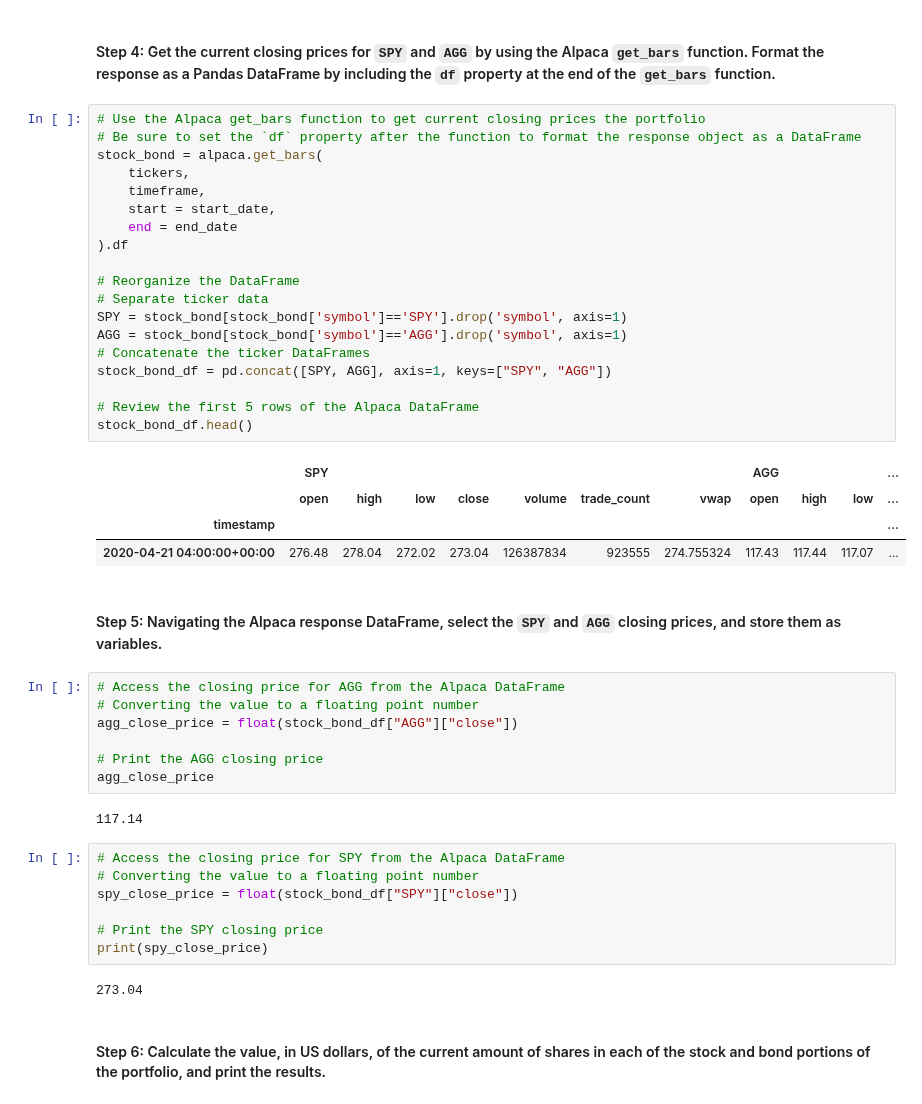
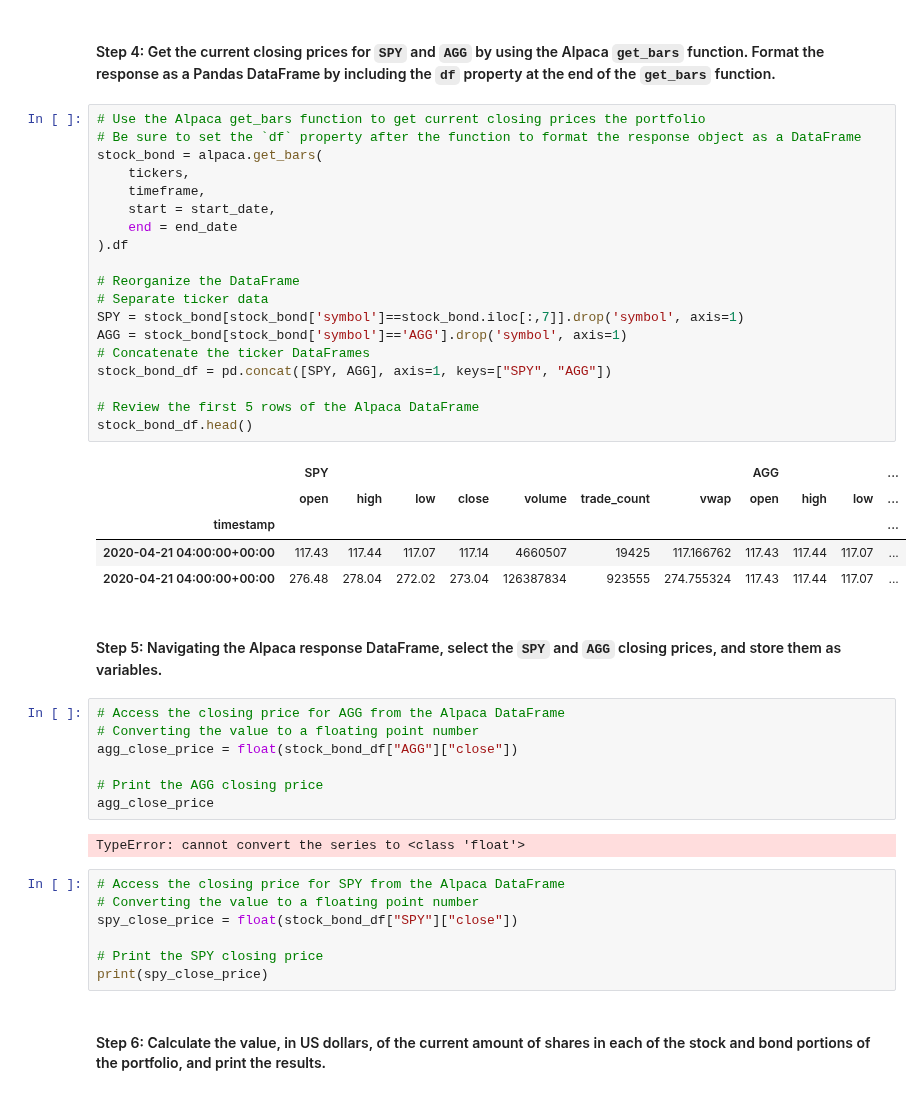
Before and after one commit to ghedrick76/module_5_challenge, a Jupyter notebook: Starter_Code/financial_planning_tools.ipynb, the cells around one changed output. Saved outputs shown, nothing was run; the diff lists cells and outputs as text.

```diff
--- a/Starter_Code/financial_planning_tools.ipynb
+++ b/Starter_Code/financial_planning_tools.ipynb
@@ -224,26 +224,27 @@ end_date = pd.Timestamp("2020-04-21", tz="America/New_York").isoformat()
 # %%
 # Use the Alpaca get_bars function to get current closing prices the portfolio
 # Be sure to set the `df` property after the function to format the response object as a DataFrame
 stock_bond = alpaca.get_bars(
     tickers,
     timeframe,
     start = start_date,
     end = end_date
 ).df
 
 # Reorganize the DataFrame
 # Separate ticker data
-SPY = stock_bond[stock_bond['symbol']=='SPY'].drop('symbol', axis=1)
+SPY = stock_bond[stock_bond['symbol']==stock_bond.iloc[:,7]].drop('symbol', axis=1)
 AGG = stock_bond[stock_bond['symbol']=='AGG'].drop('symbol', axis=1)
 # Concatenate the ticker DataFrames
 stock_bond_df = pd.concat([SPY, AGG], axis=1, keys=["SPY", "AGG"])
 
 # Review the first 5 rows of the Alpaca DataFrame
 stock_bond_df.head()
 # %% [output]
 |  | SPY |  |  |  |  |  |  | AGG |  |  | ... |
 |  | open | high | low | close | volume | trade_count | vwap | open | high | low | ... |
 | timestamp |  |  |  |  |  |  |  |  |  |  | ... |
+| 2020-04-21 04:00:00+00:00 | 117.43 | 117.44 | 117.07 | 117.14 | 4660507 | 19425 | 117.166762 | 117.43 | 117.44 | 117.07 | ... |
 | 2020-04-21 04:00:00+00:00 | 276.48 | 278.04 | 272.02 | 273.04 | 126387834 | 923555 | 274.755324 | 117.43 | 117.44 | 117.07 | ... |
 # %% [markdown]
 #### Step 5: Navigating the Alpaca response DataFrame, select the `SPY` and `AGG` closing prices, and store them as variables.
@@ -255,7 +256,7 @@ agg_close_price = float(stock_bond_df["AGG"]["close"])
 # Print the AGG closing price
 agg_close_price
 # %% [output]
-117.14
+TypeError: cannot convert the series to <class 'float'>
 # %%
 # Access the closing price for SPY from the Alpaca DataFrame
 # Converting the value to a floating point number
@@ -263,8 +264,6 @@ spy_close_price = float(stock_bond_df["SPY"]["close"])
 
 # Print the SPY closing price
 print(spy_close_price)
-# %% [output]
-273.04
 # %% [markdown]
 #### Step 6: Calculate the value, in US dollars, of the current amount of shares in each of the stock and bond portions of the portfolio, and print the results.
 # %%
```
Also changed, not shown: parts of 28 cells of this notebook, 5 other files.
